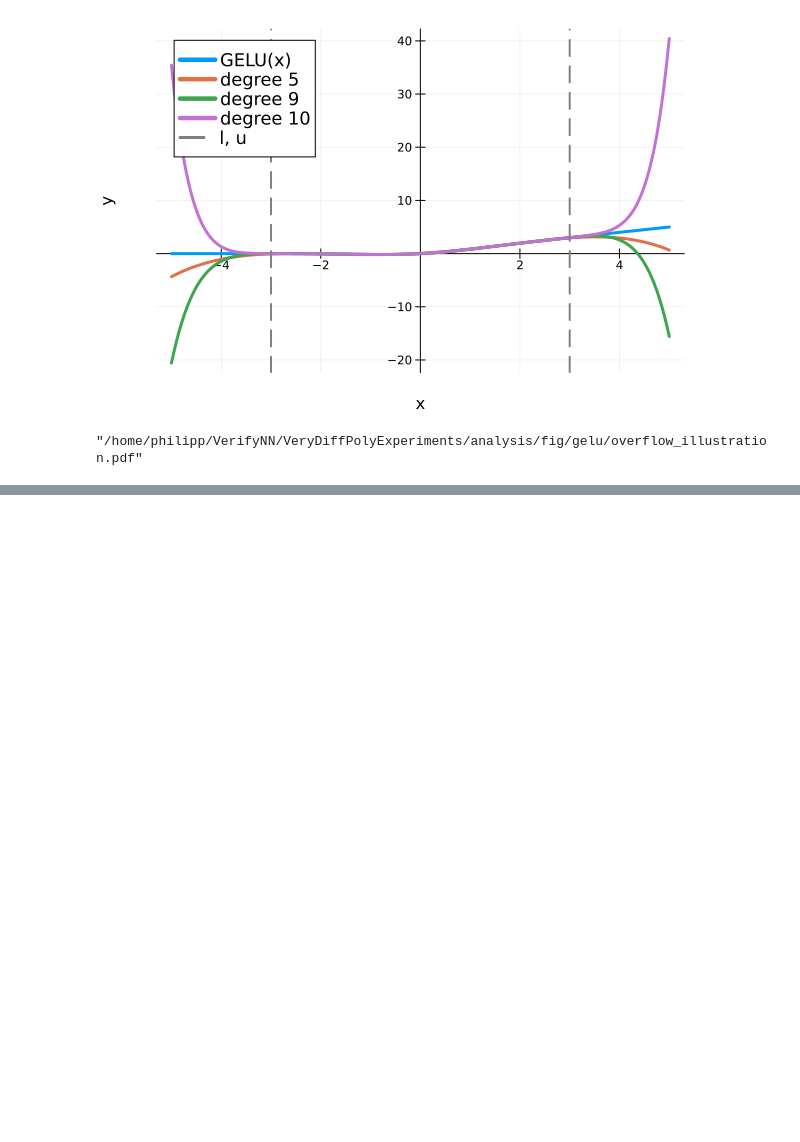
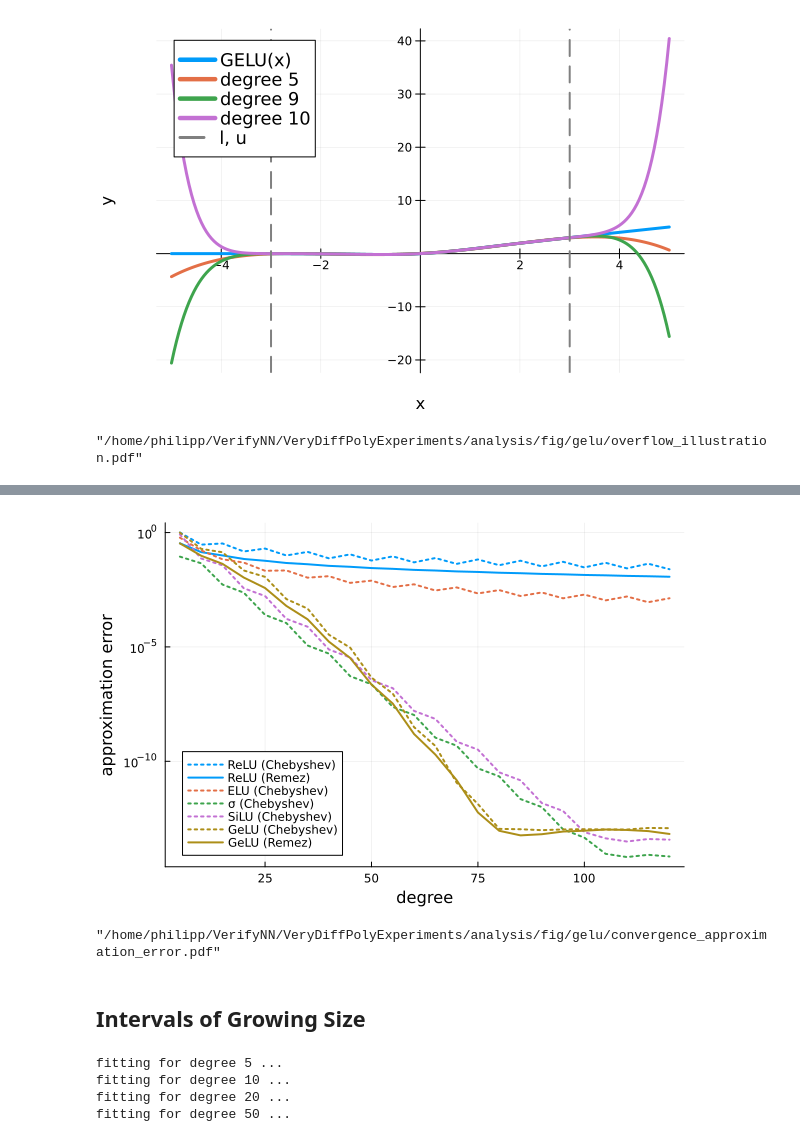
Before and after one commit to phK3/VeryDiffPolyExperiments, a Jupyter notebook: analysis/gelu/illustration.ipynb, the cells around one changed output, grey strips where cells are left out. Cells and saved outputs as stored; diff of their text form; code cells hidden in the pictures; blank space fills up the shorter version.

Commit message:
final plots for time and collins large

```diff
--- a/analysis/gelu/illustration.ipynb
+++ b/analysis/gelu/illustration.ipynb
@@ -37,0 +157,65 @@ savefig(pl, "../fig/gelu/overflow_illustration.pdf")
+# %%
+pl = plot(degrees, errors_relu_cheby, yscale=:log10, label="ReLU (Chebyshev)", xlabel="degree", ylabel="approximation error", legend=:bottomleft, color=1, linestyle=:dot, linewidth=2)
+plot!(degrees, errors_relu, label="ReLU (Remez)", color=1, linewidth=2)
+plot!(degrees, errors_elu_cheby, label="ELU (Chebyshev)", color=2, linestyle=:dot, linewidth=2)
+plot!(degrees, errors_σ_cheby, label="σ (Chebyshev)", color=3, linestyle=:dot, linewidth=2)
+plot!(degrees, errors_silu_cheby, label="SiLU (Chebyshev)", color=4, linestyle=:dot, linewidth=2)
+plot!(degrees, errors_gelu_cheby, label="GeLU (Chebyshev)", color=5, linestyle=:dot, linewidth=2)
+plot!(degrees, errors_gelu, label="GeLU (Remez)", color=5, linewidth=2)
+# %% [output]
+[figure, added]
+# %%
+savefig(pl, "../fig/gelu/convergence_approximation_error.pdf")
+# %% [output]
+"/home/philipp/VerifyNN/VeryDiffPolyExperiments/analysis/fig/gelu/convergence_approximation_error.pdf"
+# %% [markdown]
+## Intervals of Growing Size
+# %%
+VeryDiff.ALMOST_ZERO_LEADING_COEFF_WARNING[] = false
+
+rs = range(1, 100, 20)
+degrees = [5, 10, 20, 50]
+
+result_dict = Dict()
+for d in degrees
+    println("fitting for degree ", d, " ... ")
+    errors_gelu = []
+    errors_gelu_cheby = []
+    errors_relu = []
+    errors_relu_cheby = []
+    for r in rs
+        l, u = -r, r
+        # ReLU
+        p_cheby = VeryDiff.chebyshev_coefficients(x -> max(0., x), l, u, d)
+        xs_err, ys_err = VeryDiff.relu_error_cheby(p_cheby, l, u)
+        ϵ = maximum(abs.(ys_err))
+        #f = VeryDiff.make_eval_chebyshev(p_cheby, l, u)
+        #ϵ = error_sampling(f, x -> max(0., x), l, u)
+        push!(errors_relu_cheby, ϵ)
+
+        p_relu, ϵ = VeryDiff.approx_relu_poly(l, u, d; max_iter=20)
+        #f = VeryDiff.make_eval_chebyshev(p_relu, l, u)
+        #ϵ = error_sampling(f, x -> max(0., x), l, u)
+        push!(errors_relu, ϵ)
+
+        # GeLU
+        p_cheby = VeryDiff.chebyshev_coefficients(gelu, l, u, d)
+        xs_err, ys_err = VeryDiff.piecewise_poly_error(gpp, p_cheby, l, u);
+        ϵ = maximum(abs.(ys_err))
+        #f = VeryDiff.make_eval_chebyshev(p_cheby, l, u)
+        #ϵ = error_sampling(f, gelu, l, u)
+        push!(errors_gelu_cheby, ϵ)
+
+        p_approx_pw, ϵ = VeryDiff.remez(f_gpp, (p, l, u) -> VeryDiff.piecewise_poly_error(gpp, p, l, u), VeryDiff.poly_norm, l, u, d, verbosity=0, max_iter=20)
+        #f = VeryDiff.make_eval_chebyshev(p_approx_pw, l, u)
+        #ϵ = error_sampling(f, gelu, l, u)
+        push!(errors_gelu, ϵ)
+    end
+
+    result_dict[d] = (errors_gelu, errors_gelu_cheby, errors_relu, errors_relu_cheby)
+end
+# %% [output]
+fitting for degree 5 ...
+fitting for degree 10 ...
+fitting for degree 20 ...
+fitting for degree 50 ...
```
Also changed, not shown: parts of 15 cells of this notebook.
